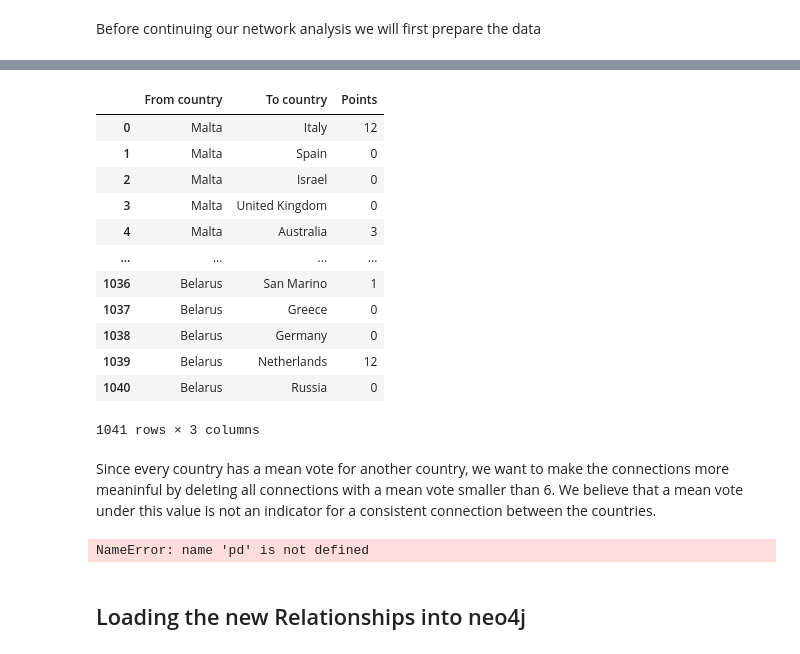
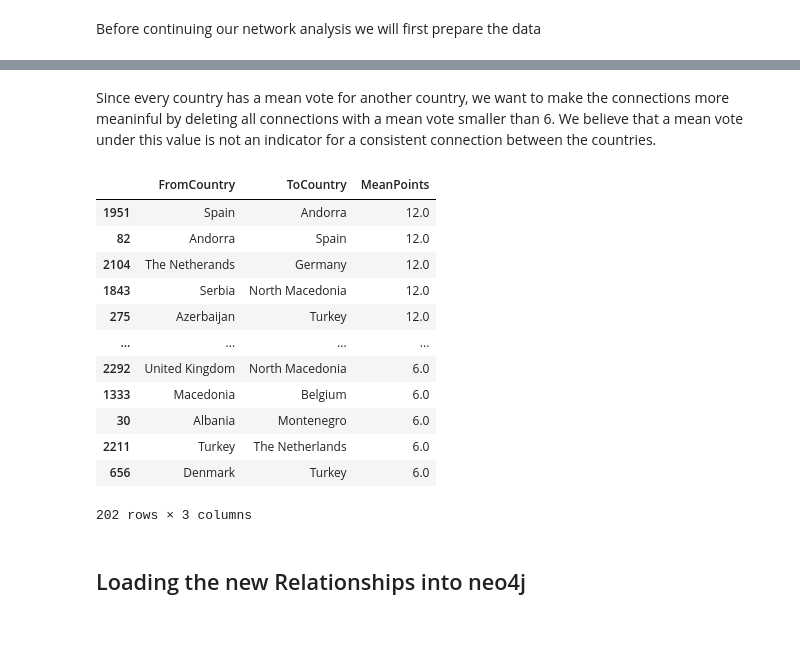
Before and after one commit to jackmheller/modernDataAnalytics, a Jupyter notebook: Neo4j_Python_update.ipynb, the cells around one changed output, grey strips where cells are left out. Saved outputs shown, nothing was run; the diff lists cells and outputs as text; code cells hidden in the pictures.

```diff
--- a/Neo4j_Python_update.ipynb
+++ b/Neo4j_Python_update.ipynb
@@ -2179,42 +2091,28 @@ ESC2018
-# %%
-
-
-url = 'https://raw.githubusercontent.com/jackmheller/modernDataAnalytics/main/Data/ESC-2019-grand_final-full_results.csv'
-ESC2019 = pd.read_csv(url, skiprows=1)
-ESC2019 = ESC2019.replace(r'\n',0, regex=True)
-ESC2019 = ESC2019[['From country', 'To country', 'Points']]
-ESC2019['Points'] = ESC2019['Points'].astype(int)
-ESC2019
-# %% [output]
-|  | From country | To country | Points |
-| 0 | Malta | Italy | 12 |
-| 1 | Malta | Spain | 0 |
-| 2 | Malta | Israel | 0 |
-| 3 | Malta | United Kingdom | 0 |
-| 4 | Malta | Australia | 3 |
-| ... | ... | ... | ... |
-| 1036 | Belarus | San Marino | 1 |
-| 1037 | Belarus | Greece | 0 |
-| 1038 | Belarus | Germany | 0 |
-| 1039 | Belarus | Netherlands | 12 |
-| 1040 | Belarus | Russia | 0 |
-1041 rows × 3 columns
 # %% [markdown]
 Since every country has a mean vote for another country, we want to make the connections more meaninful by deleting all connections with a mean vote smaller than 6. We believe that a mean vote under this value is not an indicator for a consistent connection between the countries.
 # %%
-
-
-df=pd.concat([ESC2014, ESC2015, ESC2016, ESC2017, ESC2018, ESC2019])
 df['Points'] = df['Points'].astype(int)
 
 df
 
 df2=df.groupby(['From country', 'To country'])['Points'].mean().reset_index().sort_values(by='Points', axis = 0, ascending=False)
 df2.columns=['FromCountry', 'ToCountry', 'MeanPoints']
 df3 = df2[df2['MeanPoints'] >= 6]
-df3.head(10)
+df3
 # %% [output]
+|  | FromCountry | ToCountry | MeanPoints |
+| 1951 | Spain | Andorra | 12.0 |
+| 82 | Andorra | Spain | 12.0 |
+| 2104 | The Netherands | Germany | 12.0 |
+| 1843 | Serbia | North Macedonia | 12.0 |
+| 275 | Azerbaijan | Turkey | 12.0 |
+| ... | ... | ... | ... |
+| 2292 | United Kingdom | North Macedonia | 6.0 |
+| 1333 | Macedonia | Belgium | 6.0 |
+| 30 | Albania | Montenegro | 6.0 |
+| 2211 | Turkey | The Netherlands | 6.0 |
+| 656 | Denmark | Turkey | 6.0 |
-NameError: name 'pd' is not defined
+202 rows × 3 columns
 # %%
 df3.to_csv('C:/Users/Viki/Documents/Uni/KU Leuven/2nd Semester/MDA/Data/VoteMean6.csv')
 # %% [markdown]
```
Also changed, not shown: parts of 7 cells of this notebook.
